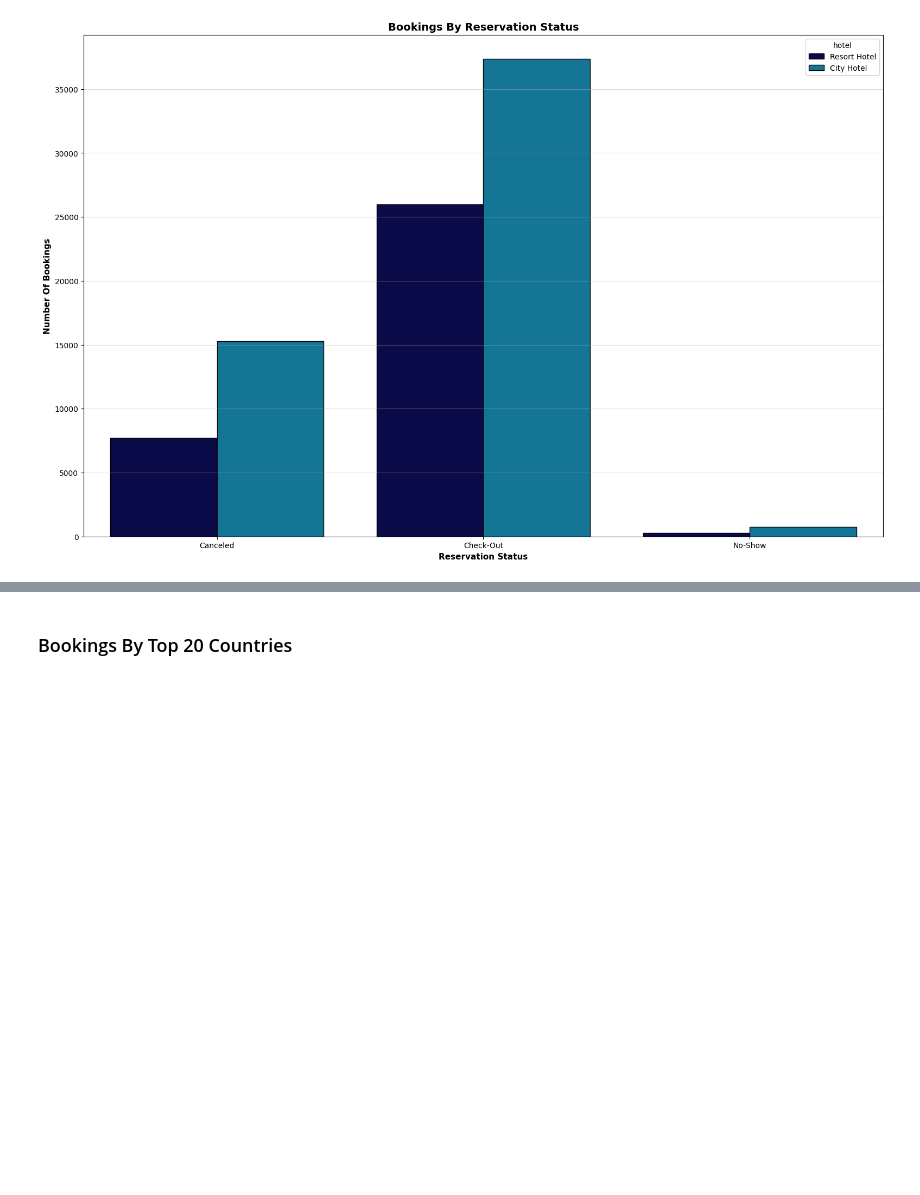
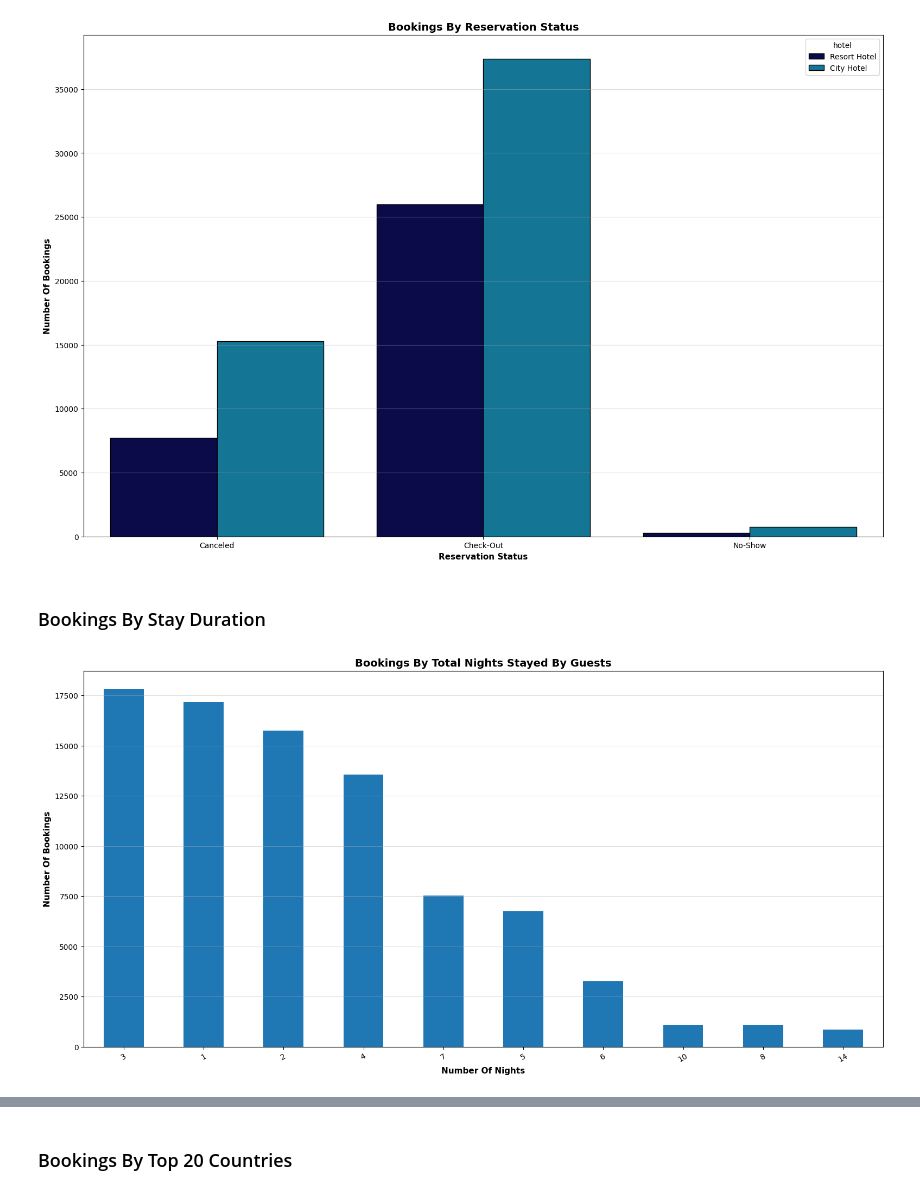
Before and after one commit to Modupegiwa/Hotel_Booking, a Jupyter notebook: hotel_booking.ipynb, the cells around one changed output, grey strips where cells are left out. Drawn from its saved outputs; the diff is of its cells as text; code cells hidden in the pictures; blank space fills up the shorter version.

```diff
--- a/hotel_booking.ipynb
+++ b/hotel_booking.ipynb
@@ -522,3 +529,17 @@ Canceled     23006
 No-Show       1014
 Name: reservation_status, dtype: int64
 [figure]
+# %% [markdown]
+### Bookings By Stay Duration
+# %%
+plt.figure(figsize = (19, 9))
+df2 = df.groupby("total_nights")["total_nights"].count()
+df2.sort_values(ascending = False)[: 10].plot(kind = 'bar')
+plt.title("Bookings By Total Nights Stayed By Guests", fontweight = "bold", fontsize = 14, fontfamily = "sans-serif",
+color = 'black')
+plt.xticks(rotation = 30)
+plt.xlabel("Number Of Nights", fontweight = "bold", fontsize = 11, fontfamily = "sans-serif", color = "black")
+plt.ylabel("Number Of Bookings", fontweight = "bold", fontsize = 11, fontfamily = "sans-serif", color = "black")
+plt.grid(axis = "y", alpha = 0.4)
+# %% [output]
+[figure, added]
```
Also changed, not shown: parts of 12 cells of this notebook.
